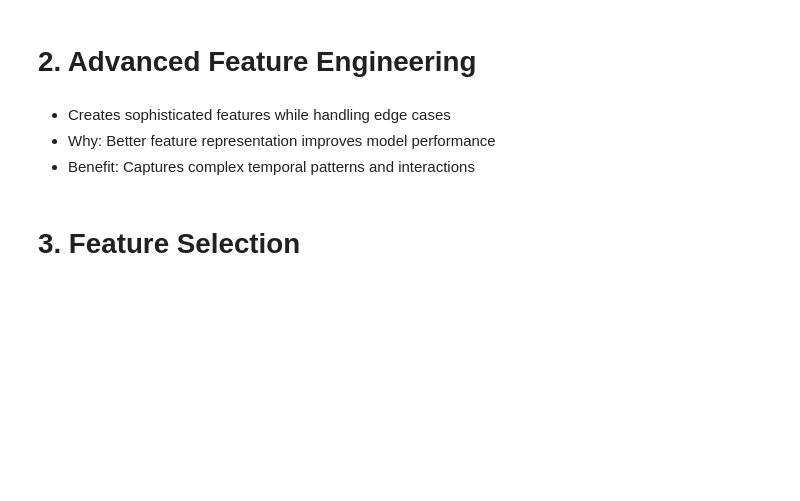
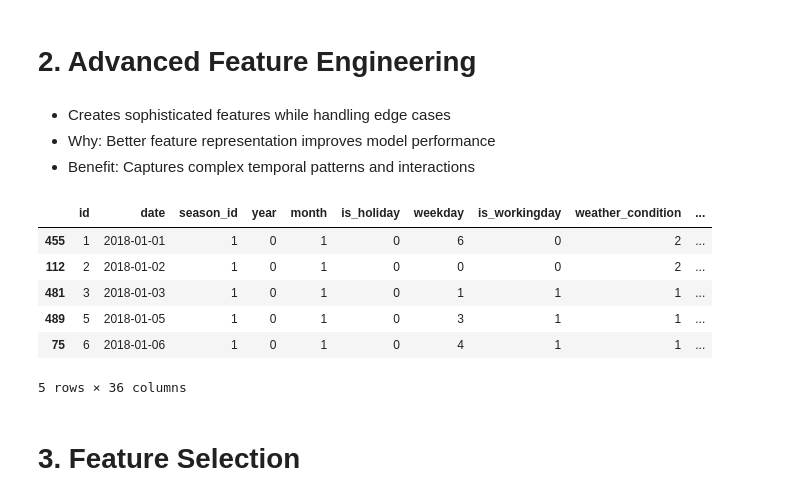
Before and after one commit to Mehrnaz4Hosseini/DataScience, a Jupyter notebook: CA3/Q2_regression/regression.ipynb, the cells around one changed output. Drawn from its saved outputs; the diff is of its cells as text; code cells hidden in the pictures; blank space fills up the shorter version.

```diff
--- a/CA3/Q2_regression/regression.ipynb
+++ b/CA3/Q2_regression/regression.ipynb
@@ -30,11 +31,6 @@ plt.rcParams['figure.figsize'] = [12, 8]
 # 1. Data Loading and Parsing
 # %%
 def load_data(filepath):
-    """
-    Loads data and handles multiple datetime formats
-    Why: Ensures consistent datetime parsing regardless of input format
-    Benefit: Prevents errors in subsequent time-based feature engineering
-    """
     df = pd.read_csv(filepath)
     for fmt in ['%d-%m-%Y', '%Y-%m-%d', '%m/%d/%Y']:
         try:
@@ -44,8 +40,8 @@ def load_data(filepath):
             continue
     return df
 
-train_data = load_data('ds-ca-3-q-2/regression-dataset-train.csv')
-test_data = load_data('ds-ca-3-q-2/regression-dataset-test-unlabeled.csv')
+train_data = load_data('regression-dataset-train.csv')
+test_data = load_data('regression-dataset-test-unlabeled.csv')
 # %% [markdown]
 # 1.5 Data Visualization and Exploration
 # %%
@@ -252,6 +226,16 @@ def create_features(df, target=None):
 
 train_data = create_features(train_data, train_data['total_users'])
 test_data = create_features(test_data)
+# %%
+train_data.head()
+# %% [output]
+|  | id | date | season_id | year | month | is_holiday | weekday | is_workingday | weather_condition | ... |
+| 455 | 1 | 2018-01-01 | 1 | 0 | 1 | 0 | 6 | 0 | 2 | ... |
+| 112 | 2 | 2018-01-02 | 1 | 0 | 1 | 0 | 0 | 0 | 2 | ... |
+| 481 | 3 | 2018-01-03 | 1 | 0 | 1 | 0 | 1 | 1 | 1 | ... |
+| 489 | 5 | 2018-01-05 | 1 | 0 | 1 | 0 | 3 | 1 | 1 | ... |
+| 75 | 6 | 2018-01-06 | 1 | 0 | 1 | 0 | 4 | 1 | 1 | ... |
+5 rows × 36 columns
 # %% [markdown]
 # 3. Feature Selection
 # %%
```
Also changed, not shown: parts of 11 cells of this notebook, 1 other file.
